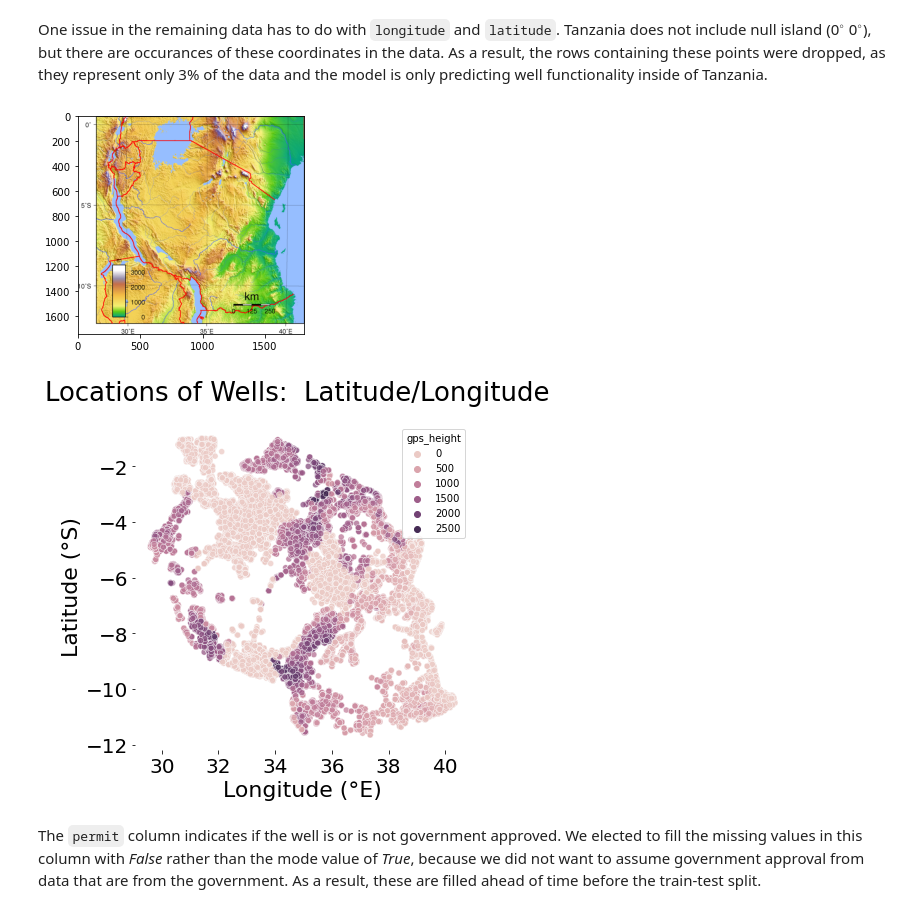
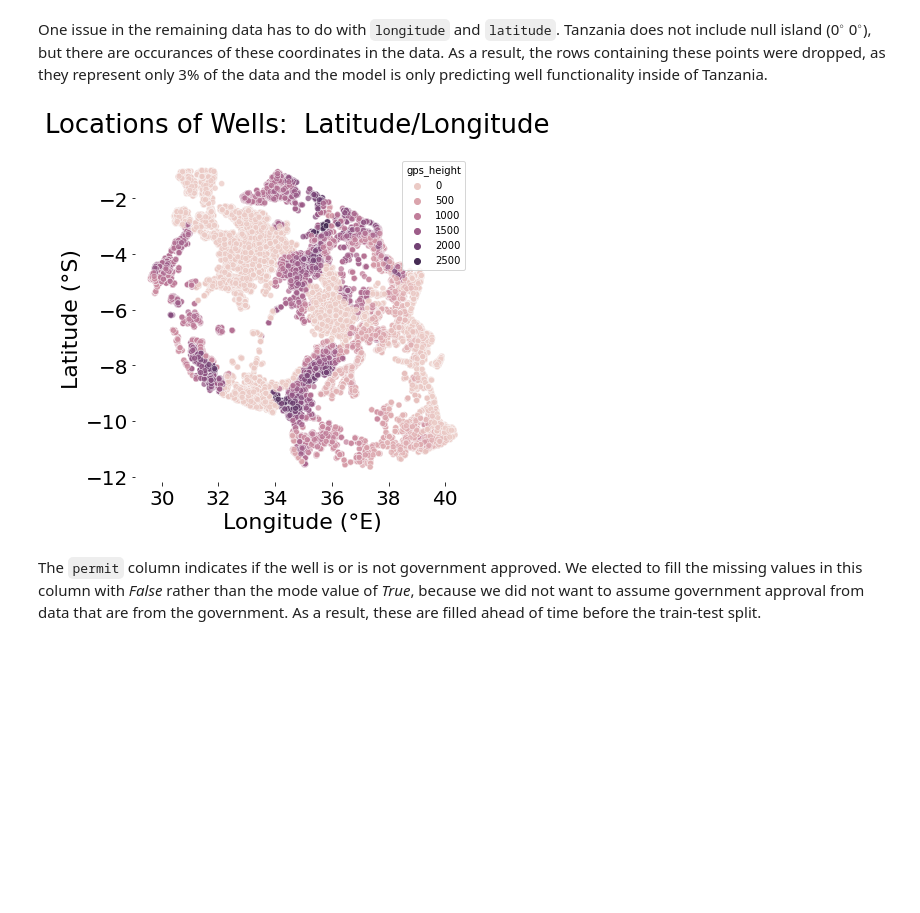
Before and after one commit to kelsklane/Modeling-Water-Wells-in-Tanzania, a Jupyter notebook: Tanzania_Well_Prediction.ipynb, the cells around one changed output. Saved outputs shown, nothing was run; the diff lists cells and outputs as text; code cells hidden in the pictures; blank space fills up the shorter version.

```diff
--- a/Tanzania_Well_Prediction.ipynb
+++ b/Tanzania_Well_Prediction.ipynb
@@ -98,27 +98,21 @@ One issue in the remaining data has to do with `longitude` and `latitude`. Tanza
 # %%
 #Drop bad longitude/latitude rows
 df_trim = df_trim[df_trim['longitude'] != 0]
-
-#Import image of Tanzania
-image = mpimg.imread("Images/Tanzania_Topography.png")
-plt.imshow(image)
-plt.show()
 
 #Display updated coordinates to check for any other anomalies
 fig, ax = plt.subplots(figsize=(6,6))
 df2 = df[df['latitude'] != 0]
 df3 = df2[df2['longitude'] != 0]
 sns.scatterplot(x = df3['longitude'], y = df3['latitude'], hue = df3['gps_height'],
                 marker='o', alpha=0.75)
 sns.despine(left=True,bottom=True)
 plt.suptitle('Locations of Wells:  Latitude/Longitude', fontsize=26)
 plt.xlabel('Longitude (°E)', fontsize=22)
 plt.ylabel('Latitude (°S)', fontsize=22)
 plt.xticks(fontsize=20)
 plt.yticks(fontsize=20);
 # %% [output]
-[figure, old version]
+[figure, new version]
-[figure, removed]
 # %% [markdown]
 The `permit` column indicates if the well is or is not government approved. We elected to fill the missing values in this column with *False* rather than the mode value of *True*, because we did not want to assume government approval from data that are from the government. As a result, these are filled ahead of time before the train-test split.
 # %%
```
Also changed, not shown: parts of 13 cells of this notebook.
